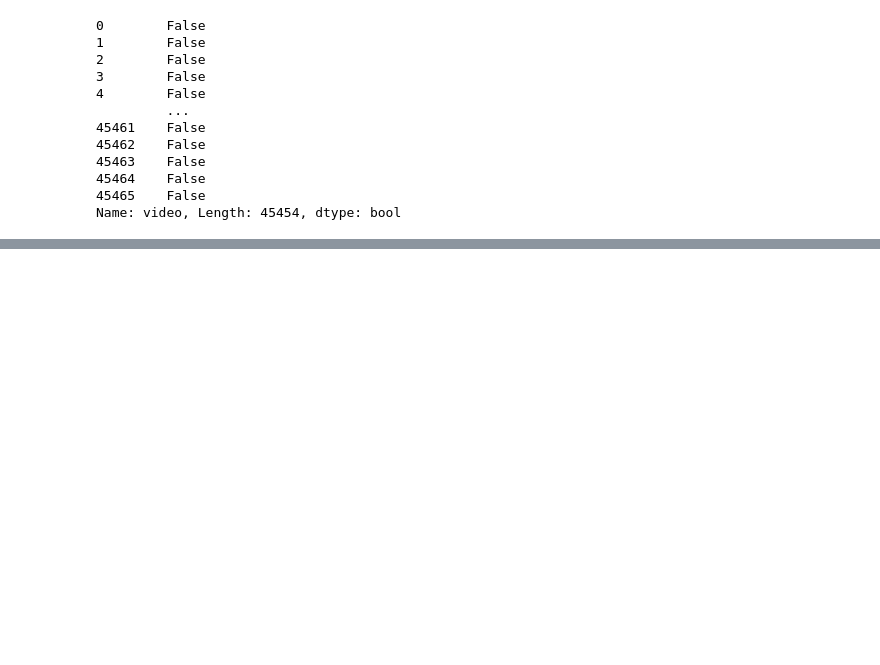
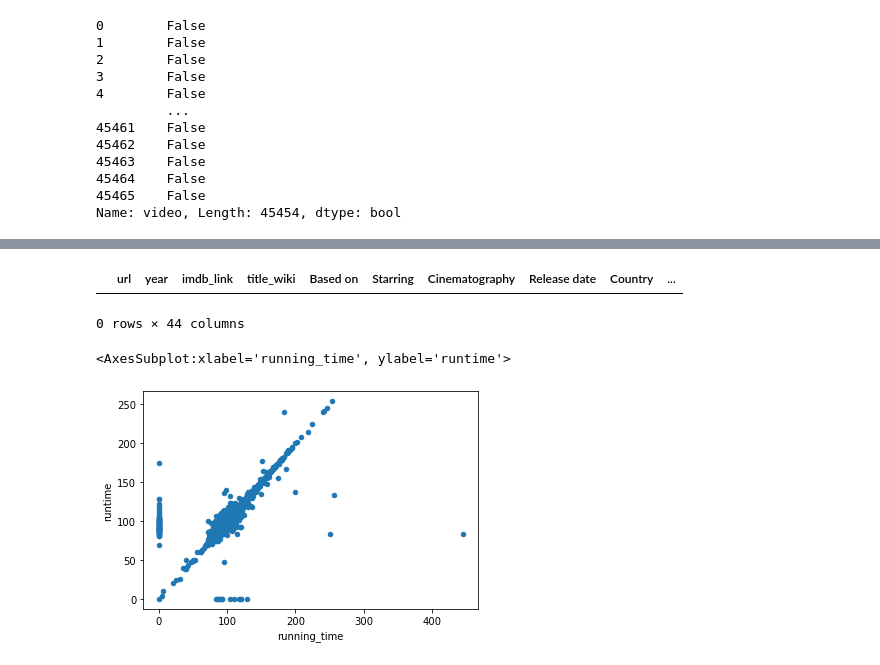
Before and after one commit to ugommajokolie/Movies-ETL, a Jupyter notebook: wiki_movies.ipynb, the cells around one changed output, grey strips where cells are left out. Drawn from its saved outputs; the diff is of its cells as text; code cells hidden in the pictures; blank space fills up the shorter version.

```diff
--- a/wiki_movies.ipynb
+++ b/wiki_movies.ipynb
@@ -271,9 +229,9 @@ sorted(wiki_movies_df.columns.tolist())
  'url',
  'year']
 # %%
-def change_column_name(old_name, new_name):
-        if old_name in movie:
-            movie[new_name] = movie.pop(old_name)
+# def change_column_name(old_name, new_name):
+#         if old_name in movie:
+#             movie[new_name] = movie.pop(old_name)
 # %%
 def clean_movie(movie):
     movie = dict(movie) #create a non-destructive copy
@@ -337,7 +295,7 @@ sorted(wiki_movies_df.columns.tolist())
  'url',
  'year']
 # %%
-wiki_movies_df['imdb_id'] = wiki_movies_df['imdb_link'].str.extract(r'(tt\d{7})')
+# wiki_movies_df['imdb_id'] = wiki_movies_df['imdb_link'].str.extract(r'(tt\d{7})')
 # %%
 wiki_movies_df['imdb_id'] = wiki_movies_df['imdb_link'].str.extract(r'(tt\d{7})')
 print(len(wiki_movies_df))
@@ -644,7 +602,7 @@ wiki_movies_df['box_office']
 7075           NaN
 Name: box_office, Length: 7033, dtype: float64
 # %%
-wiki_movies_df.drop('box_office', axis=1, inplace=True)
+wiki_movies_df.drop('Box office', axis=1, inplace=True)
 # %%
 # Create a budget variable
 budget = wiki_movies_df['Budget'].dropna()
@@ -876,0 +903,3 @@ kaggle_metadata['release_date'] = pd.to_datetime(kaggle_metadata['release_date']
+# %%
+# Print a list of colums to eliminate redundant columns
+movies_df = pd.merge(wiki_movies_df, kaggle_metadata, on='imdb_id', suffixes=['_wiki','_kaggle'])
@@ -876,0 +936,15 @@ kaggle_metadata['release_date'] = pd.to_datetime(kaggle_metadata['release_date']
+# %%
+# Show any rows where title_kaggle is empty
+movies_df[(movies_df['title_kaggle'] == '') | (movies_df['title_kaggle'].isnull())]
+# %% [output]
+|  | url | year | imdb_link | title_wiki | Based on | Starring | Cinematography | Release date | Country | ... |
+0 rows × 44 columns
+# %%
+# 2 - Runtime
+ # A scattered plot will best illustrate how similar the columns are to each other
+ # First fill missing values with zeros as scattered plots won't show null values
+
+movies_df.fillna(0).plot(x='running_time', y='runtime', kind='scatter')
+# %% [output]
+<AxesSubplot:xlabel='running_time', ylabel='runtime'>
+[figure, added]
```
Also changed, not shown: parts of 23 cells of this notebook.
